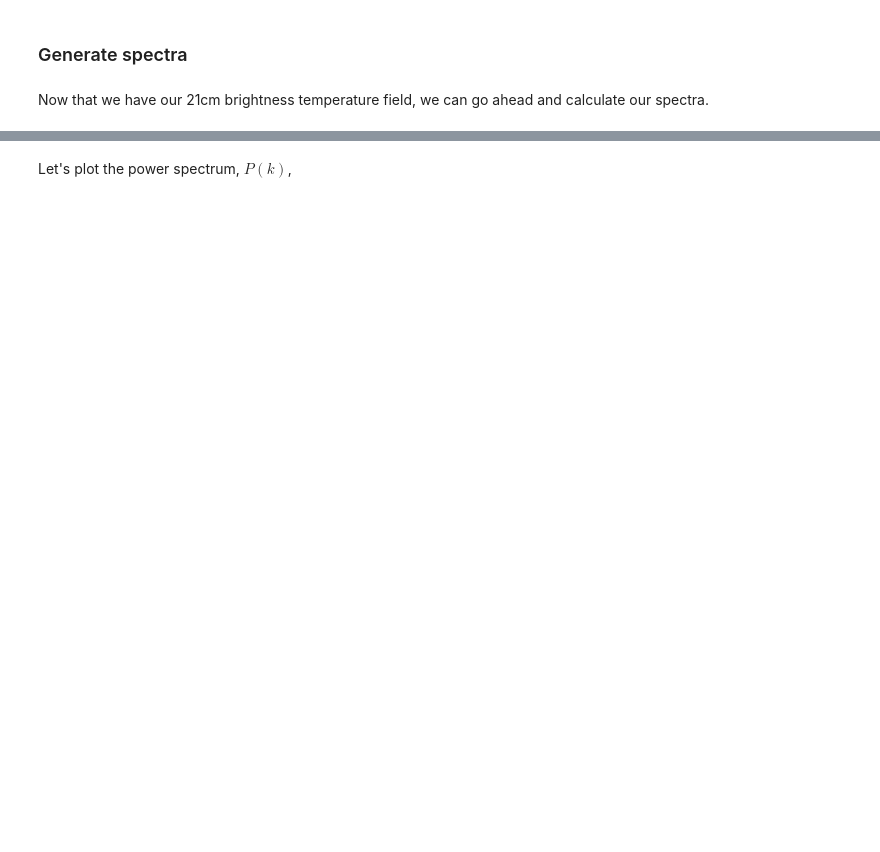
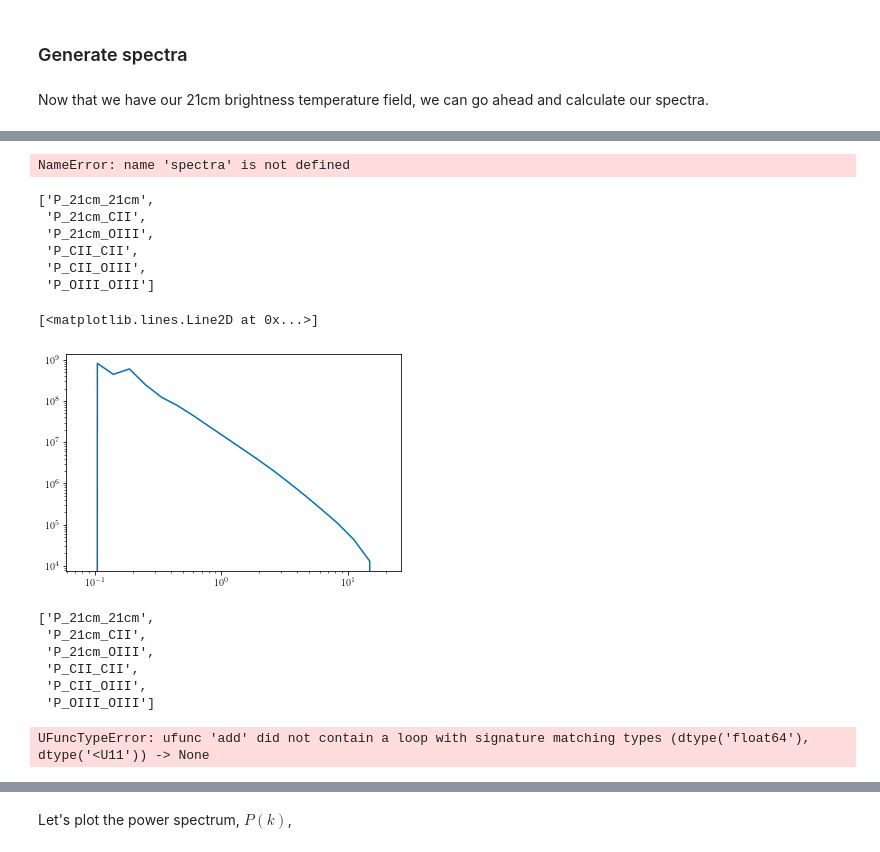
Before and after one commit to lisaleemcb/deprism, a Jupyter notebook: generate_spectra.ipynb, the cells around one changed output, grey strips where cells are left out. Saved outputs shown, nothing was run; the diff lists cells and outputs as text; code cells hidden in the pictures; blank space fills up the shorter version.

```diff
--- a/generate_spectra.ipynb
+++ b/generate_spectra.ipynb
@@ -574,0 +540,21 @@ plt.legend(fontsize=16)
+# %%
+np.savez('spectra', P_21cm_21cm=spectra[1][0], P_21cm_CII=spectra[1][1],
+                    P_21cm_OIII=spectra[1][2], P_CII_CII=spectra[1][3],
+                    P_CII_OIII=spectra[1][4], P_OIII_OIII=spectra[1][5])
+# %% [output]
+NameError: name 'spectra' is not defined
+# %%
+spectra = np.load('spectra.npz')
+spectra.files
+# %% [output]
+['P_21cm_21cm',
+ 'P_21cm_CII',
+ 'P_21cm_OIII',
+ 'P_CII_CII',
+ 'P_CII_OIII',
+ 'P_OIII_OIII']
+# %%
+plt.loglog(k, spectra['P_21cm_21cm'])
+# %% [output]
+[<matplotlib.lines.Line2D at 0x...>]
+[figure, added]
@@ -574,0 +563,13 @@ plt.legend(fontsize=16)
+# %%
+spectra.files
+# %% [output]
+['P_21cm_21cm',
+ 'P_21cm_CII',
+ 'P_21cm_OIII',
+ 'P_CII_CII',
+ 'P_CII_OIII',
+ 'P_OIII_OIII']
+# %%
+r + label
+# %% [output]
+UFuncTypeError: ufunc 'add' did not contain a loop with signature matching types (dtype('float64'), dtype('<U11')) -> None
```
Also changed, not shown: parts of 262 cells of this notebook, 4 other files.
